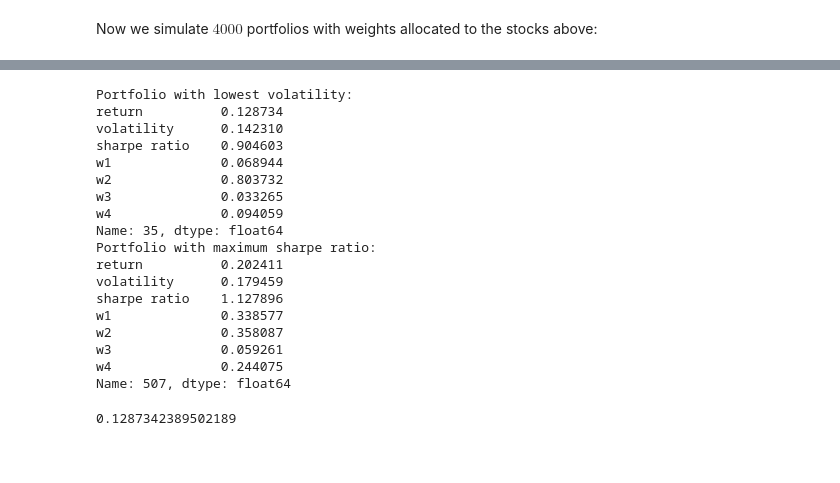
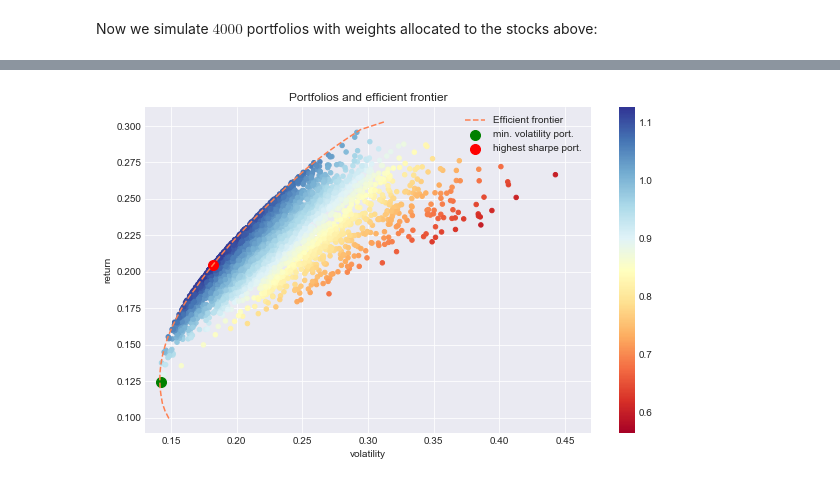
Before and after one commit to z4ir3/finance-courses, a Jupyter notebook: week-2.ipynb, the cells around one changed output, grey strips where cells are left out. Drawn from its saved outputs; the diff is of its cells as text; code cells hidden in the pictures; blank space fills up the shorter version.

```diff
--- a/week-2.ipynb
+++ b/week-2.ipynb
@@ -264,51 +284,3 @@ We can see, in particular, that there are two *special* portfolios:
 
 From the code above we can easily locate these two portfolios in our dataframe by looking at the lowest volatility and highest sharpe ratio
 and and recover the corresponding weights that have been stored.
-# %%
-# find the portfolio with lowest volatility
-low_vol_portfolio = portfolios.iloc[ portfolios['volatility'].idxmin() ]
-
-# find the portfolio with highest sharpe ratio
-high_sharpe_portfolio = portfolios.iloc[ portfolios['sharpe ratio'].idxmax() ]
-
-# create scatter plot coloured by sharpe ratio
-fig = plt.figure(figsize=(12,5))
-plt.scatter(portfolios["volatility"]*100, portfolios["return"]*100, c=portfolios["sharpe ratio"], s=20, edgecolor=None, cmap='RdYlBu', label=None)
-plt.colorbar()
-
-plt.scatter(low_vol_portfolio[1]*100,     low_vol_portfolio[0]*100,     color='g', s=100, label="min. volatility port.")
-plt.scatter(high_sharpe_portfolio[1]*100, high_sharpe_portfolio[0]*100, color='r', s=100, label="highest sharpe port.")
-plt.xlabel("volatility (%)")
-plt.ylabel("return (%)")
-plt.grid()
-
-plt.legend()
-
-print("Portfolio with lowest volatility:")
-print(low_vol_portfolio)
-
-print("Portfolio with maximum sharpe ratio:")
-print(high_sharpe_portfolio)
-# %% [output]
-Portfolio with lowest volatility:
-return          0.128734
-volatility      0.142310
-sharpe ratio    0.904603
-w1              0.068944
-w2              0.803732
-w3              0.033265
-w4              0.094059
-Name: 35, dtype: float64
-Portfolio with maximum sharpe ratio:
-return          0.202411
-volatility      0.179459
-sharpe ratio    1.127896
-w1              0.338577
-w2              0.358087
-w3              0.059261
-w4              0.244075
-Name: 507, dtype: float64
-# %%
-low_vol_portfolio[0]
-# %% [output]
-0.1287342389502189
@@ -314,0 +293,23 @@ low_vol_portfolio[0]
+# %%
+fig, ax = plt.subplots(1,1, figsize=(10,6))
+
+im = ax.scatter(portfolios["volatility"], portfolios["return"], c=portfolios["sharpe ratio"], s=20, edgecolor=None, label=None, cmap='RdYlBu')
+ax.set_xlabel("volatility")
+ax.set_ylabel("return")
+ax.grid()
+
+# Draw the efficient frontier
+#df = erk.effront_n_assets(40, daily_rets, cov_rets, periods_per_year)
+df.plot.line(x="volatility", y="return", style="--", color="coral", ax=ax, grid=True, label="Efficient frontier")
+
+ax.scatter(low_vol_portfolio[1],     low_vol_portfolio[0],     color='g', s=100, label="min. volatility port.")
+ax.scatter(high_sharpe_portfolio[1], high_sharpe_portfolio[0], color='r', s=100, label="highest sharpe port.")
+
+ax.set_xlim([0.13,0.47])
+ax.legend()
+
+ax.set_title("Portfolios and efficient frontier")
+fig.colorbar(im, ax=ax)
+plt.show()
+# %% [output]
+[figure, added]
```
Also changed, not shown: parts of 33 cells of this notebook.
